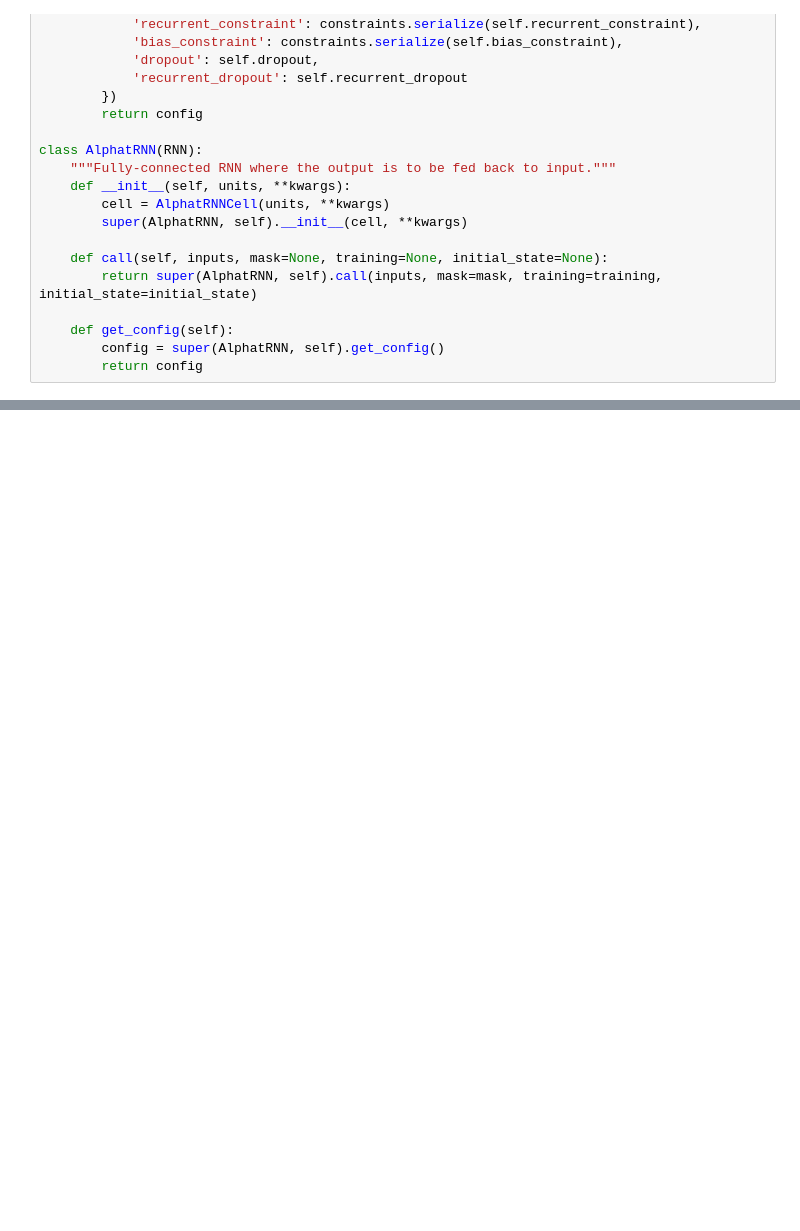
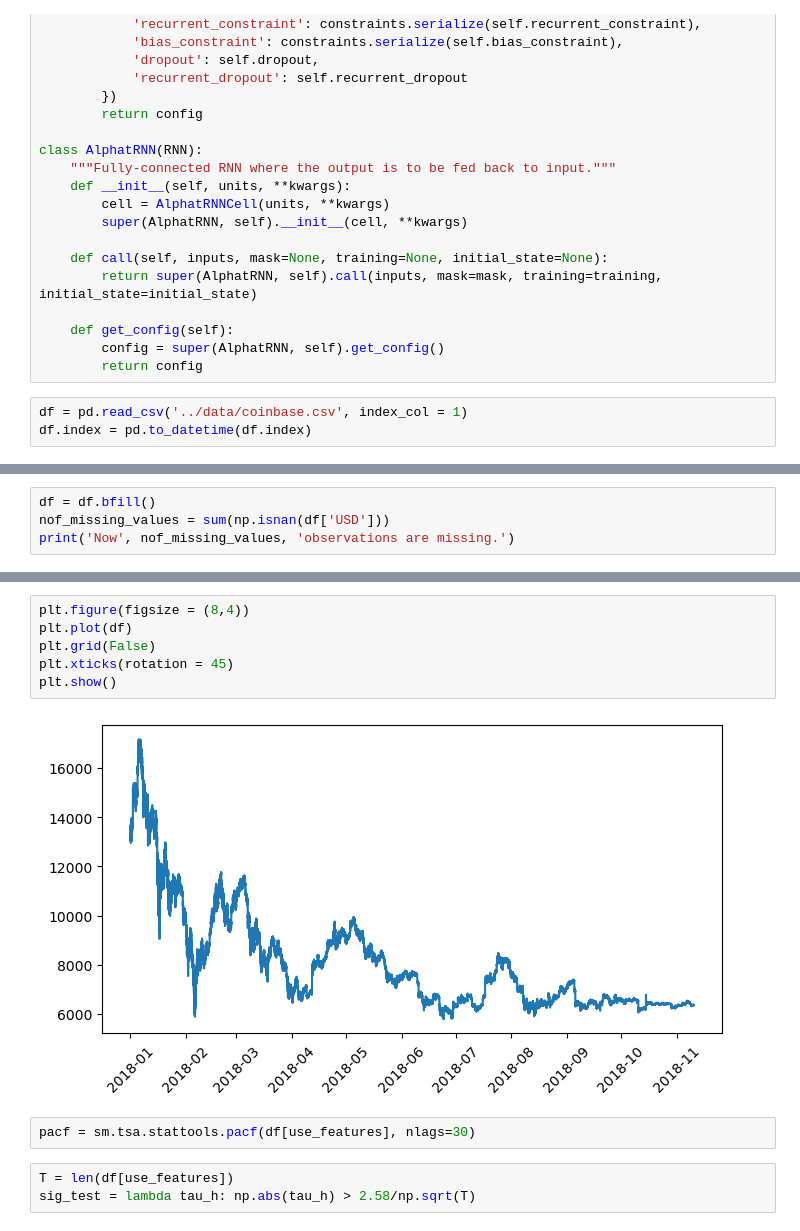
Before and after one commit to Tommylee1013/FinancialMachineLearning, a Jupyter notebook: ml_finance/RNN.ipynb, the cells around one changed output, grey strips where cells are left out. Saved outputs shown, nothing was run; the diff lists cells and outputs as text; blank space fills up the shorter version.

```diff
--- a/ml_finance/RNN.ipynb
+++ b/ml_finance/RNN.ipynb
@@ -211,3 +236,6 @@ class AlphatRNN(RNN):
     def get_config(self):
         config = super(AlphatRNN, self).get_config()
         return config
+# %%
+df = pd.read_csv('../data/coinbase.csv', index_col = 1)
+df.index = pd.to_datetime(df.index)
@@ -213,0 +250,4 @@ class AlphatRNN(RNN):
+# %%
+df = df.bfill()
+nof_missing_values = sum(np.isnan(df['USD']))
+print('Now', nof_missing_values, 'observations are missing.')
@@ -213,0 +271,13 @@ class AlphatRNN(RNN):
+# %%
+plt.figure(figsize = (8,4))
+plt.plot(df)
+plt.grid(False)
+plt.xticks(rotation = 45)
+plt.show()
+# %% [output]
+[figure, added]
+# %%
+pacf = sm.tsa.stattools.pacf(df[use_features], nlags=30)
+# %%
+T = len(df[use_features])
+sig_test = lambda tau_h: np.abs(tau_h) > 2.58/np.sqrt(T)
```
Also changed, not shown: parts of 20 cells of this notebook, 2 other files.
